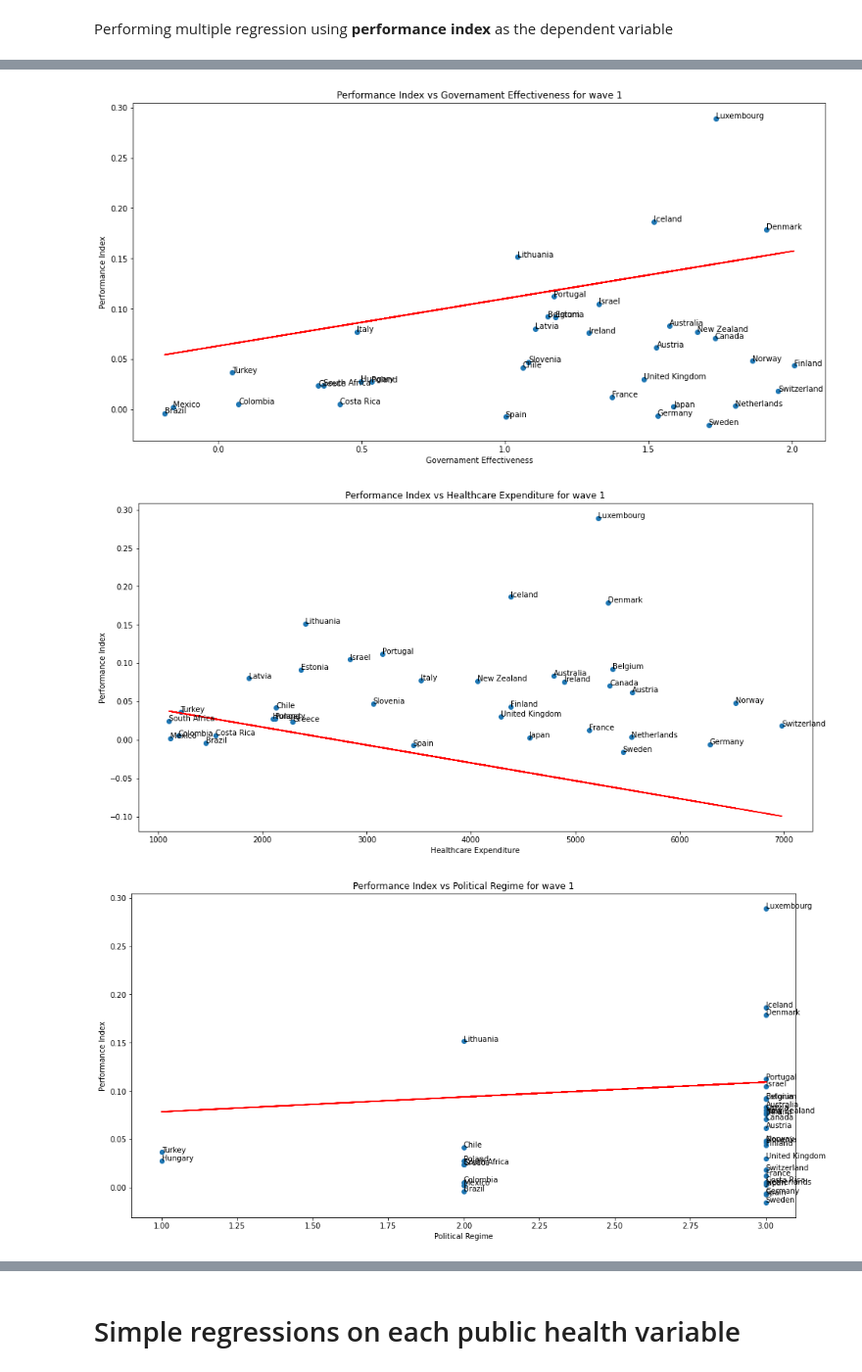
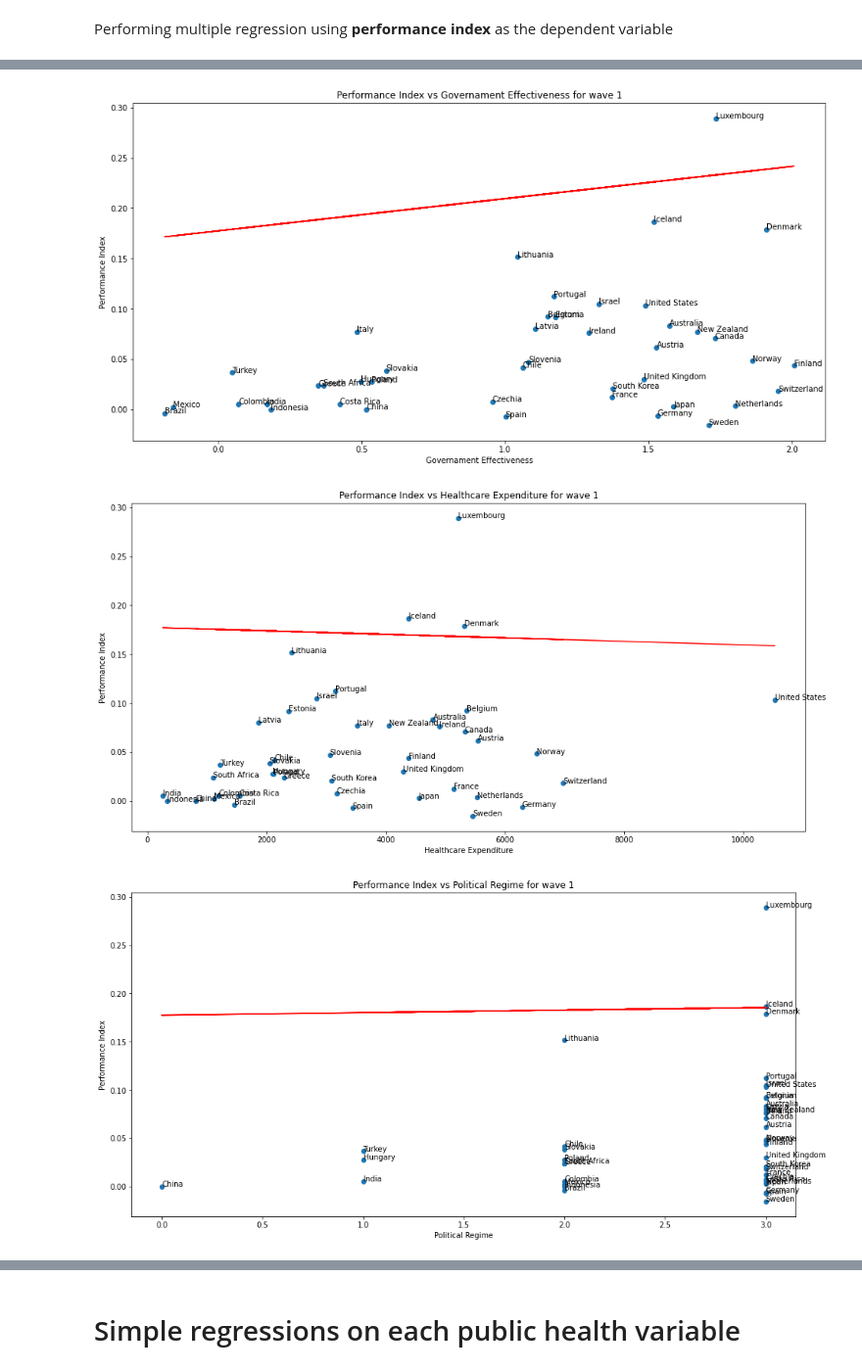
Before and after one commit to francmos/politics-in-covid, a Jupyter notebook: analysis.ipynb, the cells around one changed output, grey strips where cells are left out. Shown at 98% size. Saved outputs shown, nothing was run; the diff lists cells and outputs as text; code cells hidden in the pictures.

```diff
--- a/analysis.ipynb
+++ b/analysis.ipynb
@@ -27,6 +27,12 @@ def create_plot(x, y, locations, x_label, y_label, title, coeff, intercept, show
         plt.savefig('pdfs/{}.pdf'.format(title))
 
     plt.show()
+
+def contains_nan(array):
+    for i in array:
+        if np.isnan(i):
+            return True
+    return False
 # %% [markdown]
 # Simple regressions on custom performance index
 # %% [markdown]
@@ -51,25 +57,38 @@ for wave in set(dataset['wave']):
 
     dataset_wave['performance_index'] = (1 * new_tests_pc) + (4 * new_vaccinations_pc) - (2 * icu_patients_pc) - (1 * new_cases_pc) - (3 * new_deaths_pc)
 
-    X = np.array([
-        dataset_wave['corruption_control'].values,
-        dataset_wave['cpi'].values,
-        dataset_wave['governament_effectiveness'].values,
-        dataset_wave['healthcare_expenditure'].values,
-        dataset_wave['political_regime'].values,
-        dataset_wave['trust_in_governance'].values,
-        dataset_wave['government_type'].values
-    ]).T
+    X = []
+    X_names = []
 
-    X_names = [
-        'Corruption Control',
-        'CPI',
-        'Governament Effectiveness',
-        'Healthcare Expenditure',
-        'Political Regime',
-        'Trust in Governance',
-        'Government Type'
-    ]
+    if not contains_nan(dataset_wave['corruption_control'].values):
+        X.append(dataset_wave['corruption_control'].values)
+        X_names.append('Corruption Control')
+
+    if not contains_nan(dataset_wave['cpi'].values):
+        X.append(dataset_wave['cpi'].values)
+        X_names.append('CPI')
+
+    if not contains_nan(dataset_wave['governament_effectiveness'].values):
+        X.append(dataset_wave['governament_effectiveness'].values)
+        X_names.append('Governament Effectiveness')
+
+    if not contains_nan(dataset_wave['healthcare_expenditure'].values):
+        X.append(dataset_wave['healthcare_expenditure'].values)
+        X_names.append('Healthcare Expenditure')
+
+    if not contains_nan(dataset_wave['political_regime'].values):
+        X.append(dataset_wave['political_regime'].values)
+        X_names.append('Political Regime')
+
+    if not contains_nan(dataset_wave['trust_in_governance'].values):
+        X.append(dataset_wave['trust_in_governance'].values)
+        X_names.append('Trust in Governance')
+
+    if not contains_nan(dataset_wave['government_type'].values):
+        X.append(dataset_wave['government_type'].values)
+        X_names.append('Government Type')
+
+    X = np.array(X).T
 
     locations = np.array([
         dataset_wave['location'].values
@@ -126,3 +145,3 @@ See the caveats in the documentation: https://pandas.pydata.org/pandas-docs/stab
-[figure, old version]
+[figure, new version]
-[figure, old version]
+[figure, new version]
-[figure, old version]
+[figure, new version]
```
Also changed, not shown: parts of 1 cell of this notebook.
